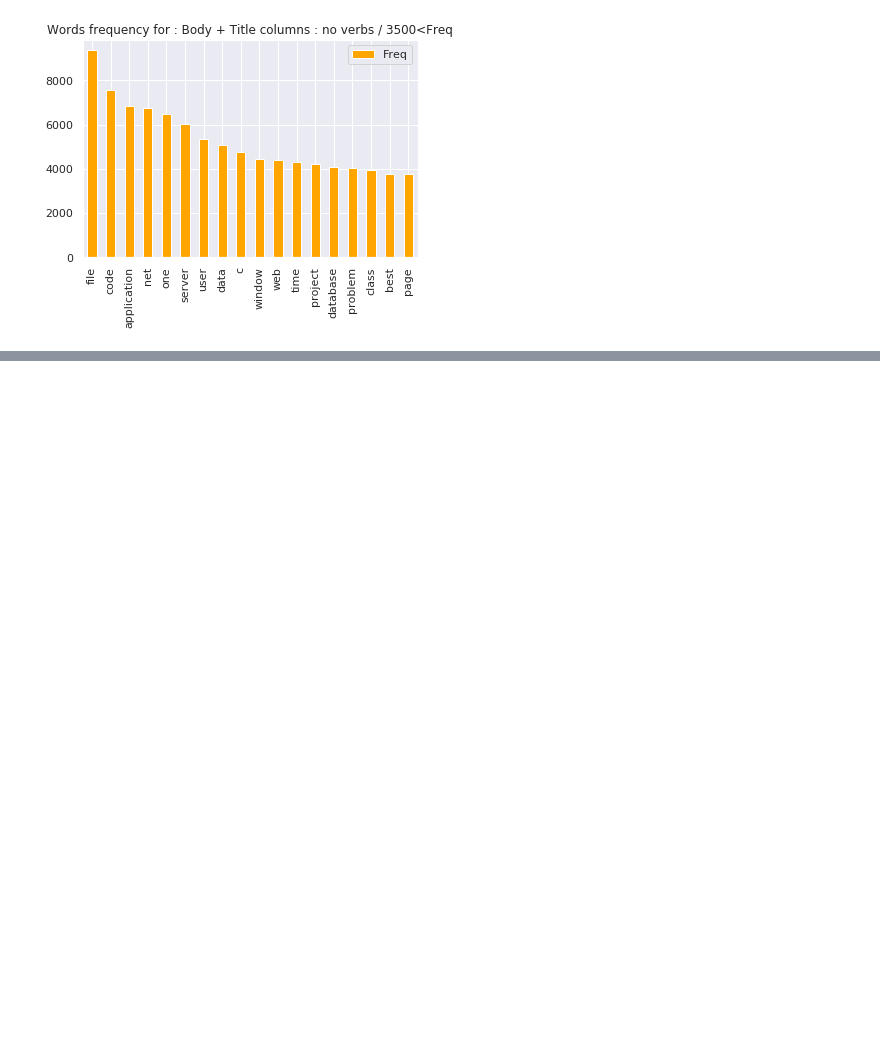
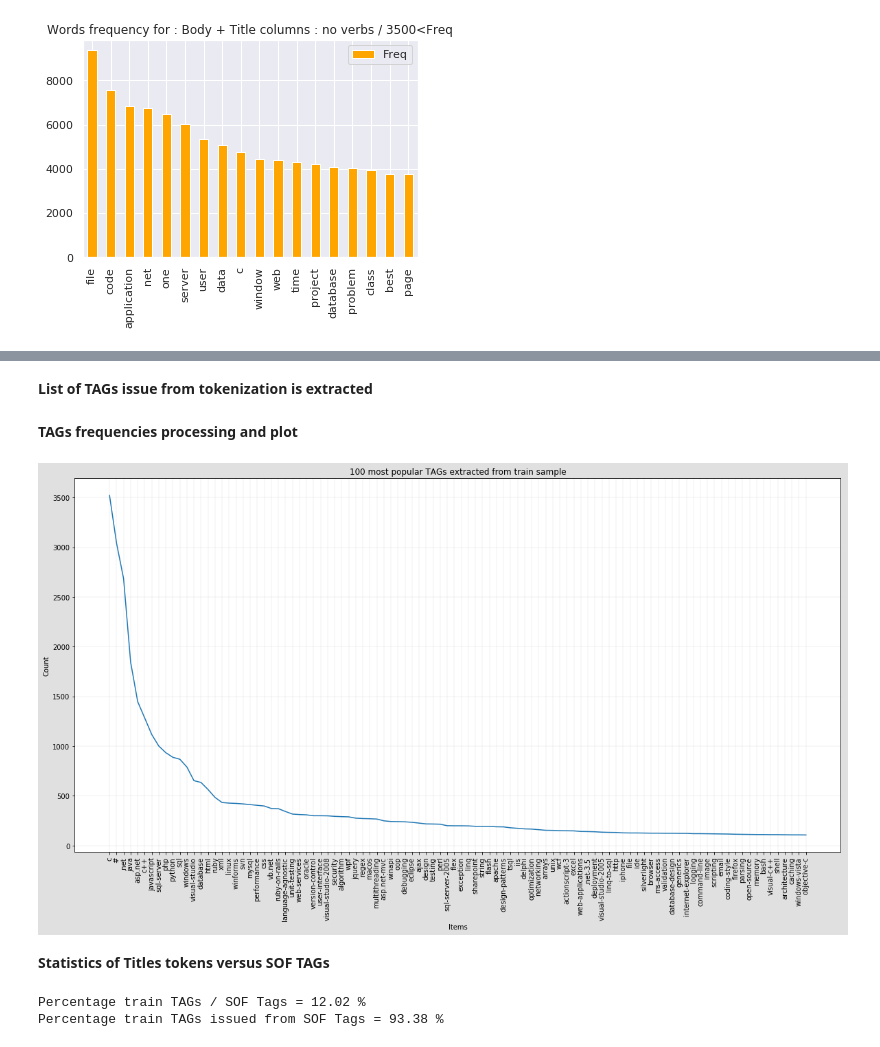
Before and after one commit to dataforcast/OC_Datascientist, a Jupyter notebook: P6/P6_DataAnalysis.ipynb, the cells around one changed output, grey strips where cells are left out. Drawn from its saved outputs; the diff is of its cells as text; code cells hidden in the pictures; blank space fills up the shorter version.

```diff
--- a/P6/P6_DataAnalysis.ipynb
+++ b/P6/P6_DataAnalysis.ipynb
@@ -213,0 +296,5 @@ p6_util_plot.dict_plot_frequency(freq_body_train, "Body + Title columns : no ver
+# %%
+import pandas as pd
+file_name="./data/train_StackOverFlow_BodyTitleTags.csv"
+ser_train_body_tags=pd.read_csv(file_name).Tags.copy()
+ser_train_body_tags.shape
@@ -213,0 +305,8 @@ p6_util_plot.dict_plot_frequency(freq_body_train, "Body + Title columns : no ver
+# %%
+import p6_util
+
+#csr_matrix_encoded_train_tag, list_ref_train_tag = p6_util.p6_encode_ser_tag_2_csrmatrix(ser_sof_train_tags, leading_marker='<', trailing_marker='>')
+ser_train_body_tags = ser_train_body_tags.apply(p6_util.clean_marker_text, leading_marker='<'\
+    , trailing_marker='>')
+# %% [markdown]
+**List of TAGs issue from tokenization is extracted**
@@ -213,0 +316,45 @@ p6_util_plot.dict_plot_frequency(freq_body_train, "Body + Title columns : no ver
+# %% [markdown]
+**TAGs frequencies processing and plot**
+# %%
+import p6_util
+import pandas as pd
+
+dict_train_body_tags = ser_train_body_tags.to_dict()
+
+#freq_train_body_tags = p6_util.compute_frequency_sentence(dict_train_body_tags)
+
+dict_train_body_sentence_tags = {key:" ".join(value) for key, value in dict_train_body_tags.items() }
+
+freq_train_body_sentence_tags = p6_util.compute_frequency_sentence(dict_train_body_sentence_tags, token_mode='nltk')
+
+
+dict_word = dict()
+dict_count = dict()
+index =0
+for tuple_item in freq_train_body_sentence_tags.items():
+    dict_word[index] = tuple_item[0]
+    dict_count[index] = tuple_item[1]
+    index += 1
+
+df_word = pd.DataFrame.from_dict( dict_word, orient='index')
+df_count = pd.DataFrame.from_dict( dict_count, orient='index')
+
+df_tag_count = pd.DataFrame({'TagName':df_word[0],"TagCount":df_count[0]})
+# %%
+import p6_util_plot
+
+item_count=100
+title = str(item_count)+" most popular TAGs extracted from train sample"
+p6_util_plot.ser_item_occurency_plot(df_tag_count.TagName,df_tag_count.TagCount,item_count, title)
+# %% [output]
+[figure, added]
+# %% [markdown]
+**Statistics of Titles tokens versus SOF TAGs**
+# %%
+intersection_count = len(set(list_sof_tag).intersection(list_ref_train_body_tags))
+reftags_count = len(list_sof_tag)
+print("Percentage train TAGs / SOF Tags = {0:1.2F} %".format(100*intersection_count/reftags_count))
+print("Percentage train TAGs issued from SOF Tags = {0:1.2F} %".format(100*intersection_count/len(list_ref_train_body_tags)))
+# %% [output]
+Percentage train TAGs / SOF Tags = 12.02 %
+Percentage train TAGs issued from SOF Tags = 93.38 %
```
Also changed, not shown: parts of 26 cells of this notebook, 6 other files.
